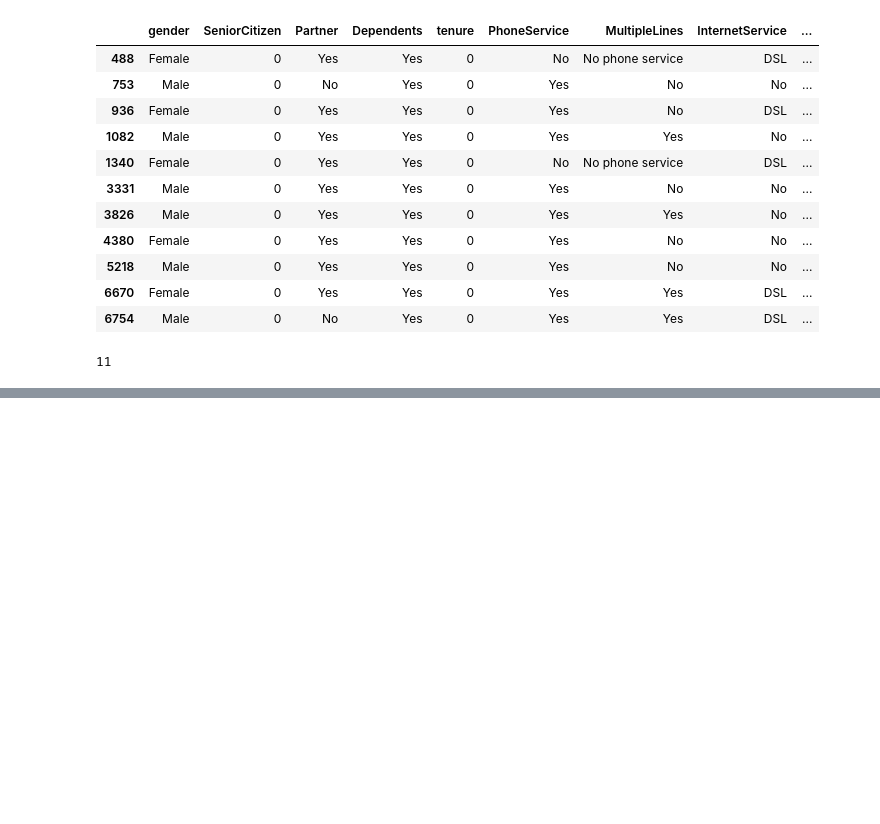
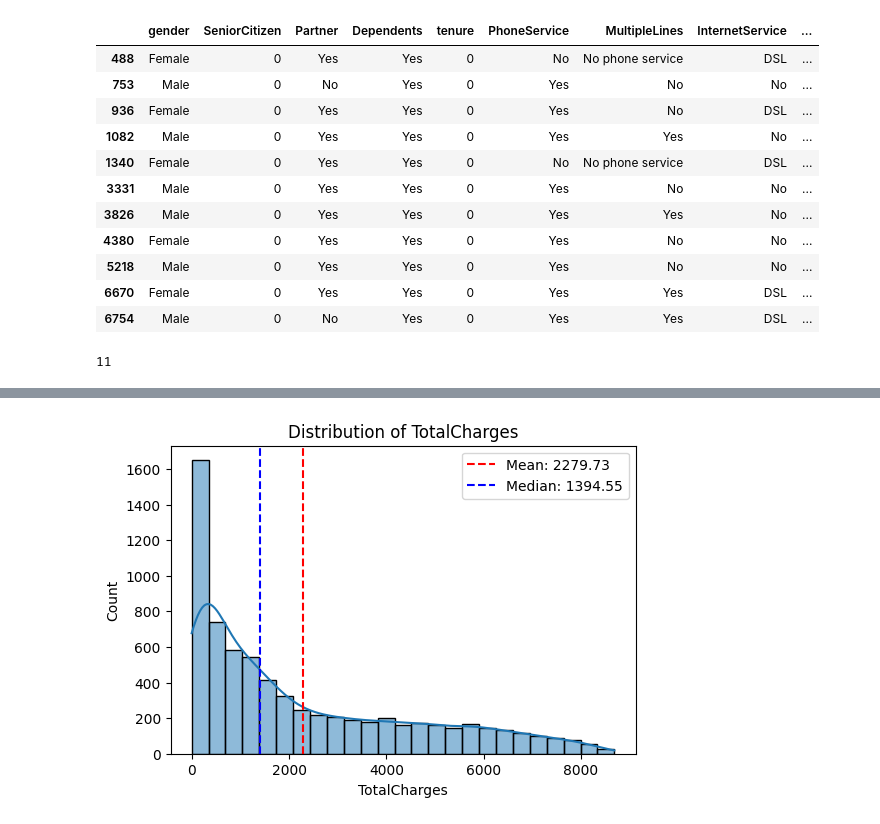
Before and after one commit to RichelCode/Telco-Customer-Churn-Prediction-, a Jupyter notebook: notebooks/01_eda.ipynb, the cells around one changed output, grey strips where cells are left out. Cells and saved outputs as stored; diff of their text form; code cells hidden in the pictures; blank space fills up the shorter version.

```diff
--- a/notebooks/01_eda.ipynb
+++ b/notebooks/01_eda.ipynb
@@ -125,0 +197,4 @@ df["TotalCharges"] = df["TotalCharges"].astype(float)
+# %%
+plot_histogram(df,"TotalCharges")
+# %% [output]
+[figure, added]
```
Also changed, not shown: parts of 10 cells of this notebook.
